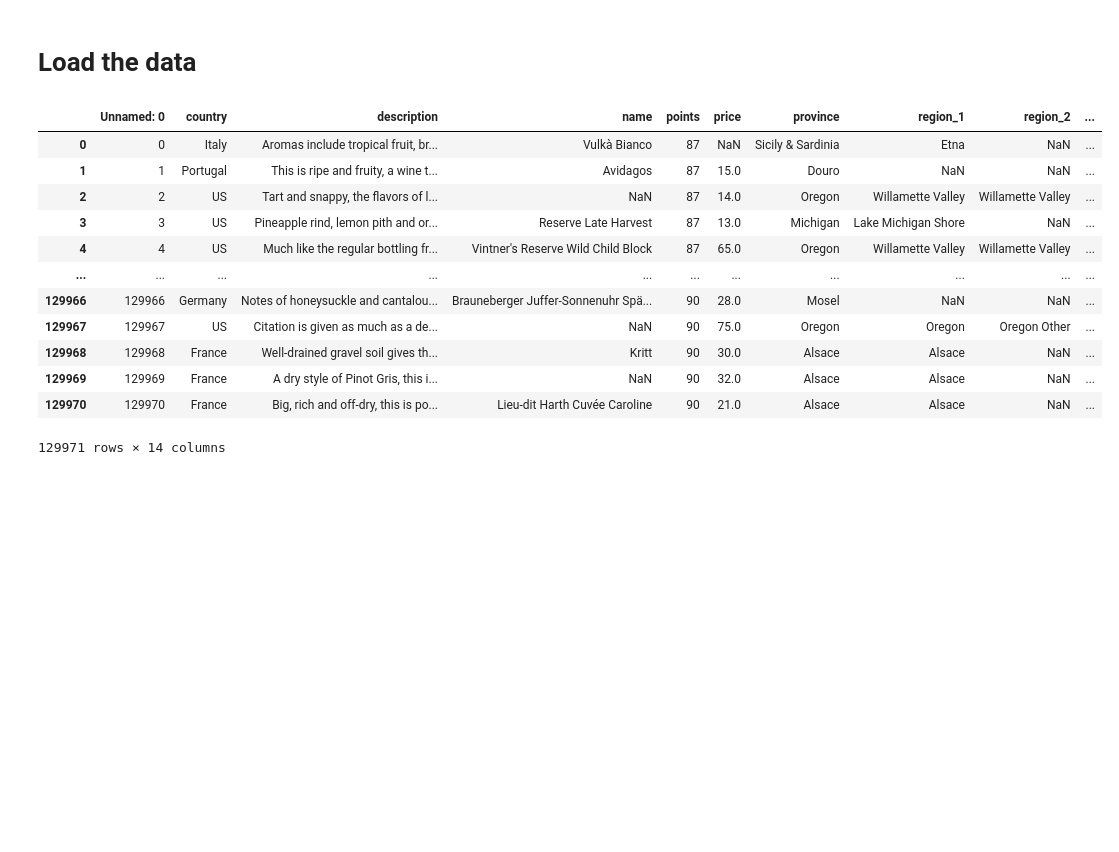
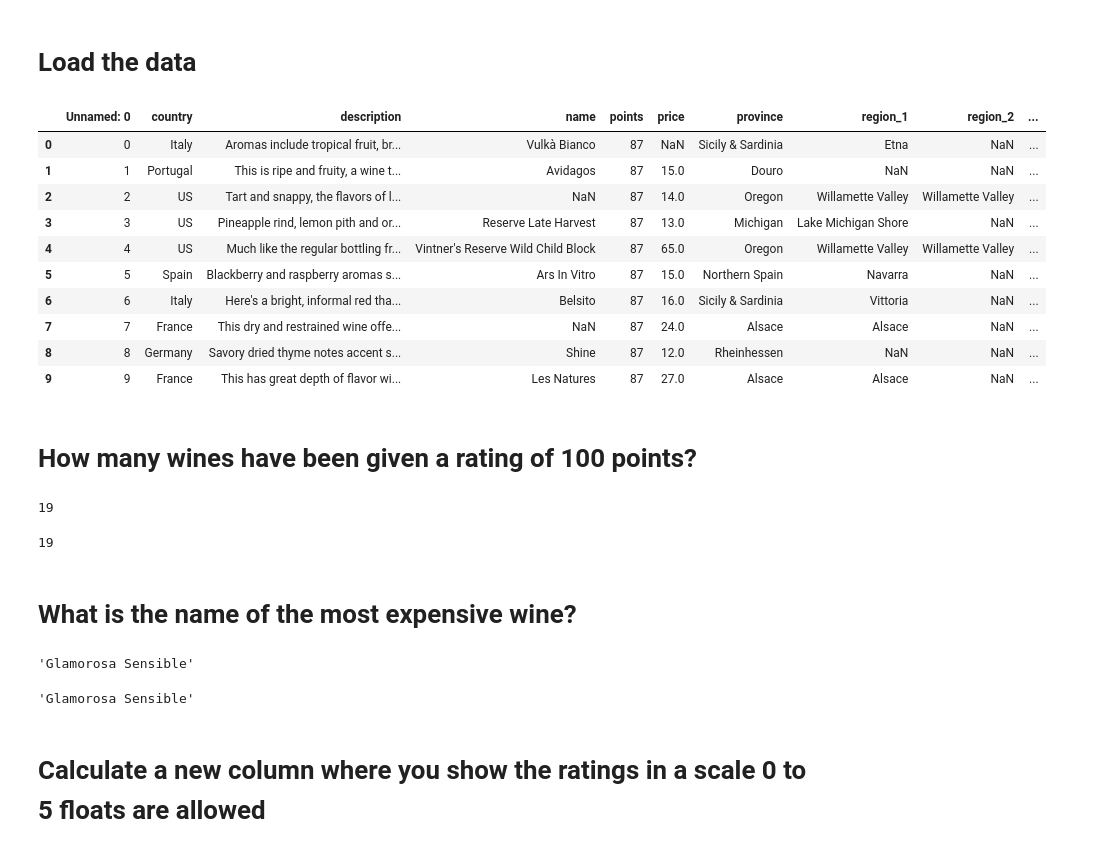
Before and after one commit to martywebdev/jupyter-wine-tasting, a Jupyter notebook: main.ipynb, the cells around one changed output. Drawn from its saved outputs; the diff is of its cells as text; code cells hidden in the pictures; blank space fills up the shorter version.

```diff
--- a/main.ipynb
+++ b/main.ipynb
@@ -3,20 +3,40 @@
 # %%
 import pandas as pd
 
 df = pd.read_csv("data/wines.csv")
 
-df
+df[:10]
 # %% [output]
 |  | Unnamed: 0 | country | description | name | points | price | province | region_1 | region_2 | ... |
 | 0 | 0 | Italy | Aromas include tropical fruit, br... | Vulkà Bianco | 87 | NaN | Sicily & Sardinia | Etna | NaN | ... |
 | 1 | 1 | Portugal | This is ripe and fruity, a wine t... | Avidagos | 87 | 15.0 | Douro | NaN | NaN | ... |
 | 2 | 2 | US | Tart and snappy, the flavors of l... | NaN | 87 | 14.0 | Oregon | Willamette Valley | Willamette Valley | ... |
 | 3 | 3 | US | Pineapple rind, lemon pith and or... | Reserve Late Harvest | 87 | 13.0 | Michigan | Lake Michigan Shore | NaN | ... |
 | 4 | 4 | US | Much like the regular bottling fr... | Vintner's Reserve Wild Child Block | 87 | 65.0 | Oregon | Willamette Valley | Willamette Valley | ... |
-| ... | ... | ... | ... | ... | ... | ... | ... | ... | ... | ... |
-| 129966 | 129966 | Germany | Notes of honeysuckle and cantalou... | Brauneberger Juffer-Sonnenuhr Spä... | 90 | 28.0 | Mosel | NaN | NaN | ... |
-| 129967 | 129967 | US | Citation is given as much as a de... | NaN | 90 | 75.0 | Oregon | Oregon | Oregon Other | ... |
-| 129968 | 129968 | France | Well-drained gravel soil gives th... | Kritt | 90 | 30.0 | Alsace | Alsace | NaN | ... |
-| 129969 | 129969 | France | A dry style of Pinot Gris, this i... | NaN | 90 | 32.0 | Alsace | Alsace | NaN | ... |
-| 129970 | 129970 | France | Big, rich and off-dry, this is po... | Lieu-dit Harth Cuvée Caroline | 90 | 21.0 | Alsace | Alsace | NaN | ... |
+| 5 | 5 | Spain | Blackberry and raspberry aromas s... | Ars In Vitro | 87 | 15.0 | Northern Spain | Navarra | NaN | ... |
+| 6 | 6 | Italy | Here's a bright, informal red tha... | Belsito | 87 | 16.0 | Sicily & Sardinia | Vittoria | NaN | ... |
+| 7 | 7 | France | This dry and restrained wine offe... | NaN | 87 | 24.0 | Alsace | Alsace | NaN | ... |
+| 8 | 8 | Germany | Savory dried thyme notes accent s... | Shine | 87 | 12.0 | Rheinhessen | NaN | NaN | ... |
+| 9 | 9 | France | This has great depth of flavor wi... | Les Natures | 87 | 27.0 | Alsace | Alsace | NaN | ... |
-129971 rows × 14 columns
+# %% [markdown]
+# How many wines have been given a rating of 100 points?
+# %%
+len(df.loc[df['points'] == 100])
+# %% [output]
+19
+# %%
+len(df[df['points'] == 100])
+# %% [output]
+19
+# %% [markdown]
+# What is the name of the most expensive wine?
+# %%
+df['name'][df['price'].idxmax()]
+# %% [output]
+'Glamorosa Sensible'
+# %%
+df.loc[df['price'] == df['price'].max()]['name'].squeeze()
+# %% [output]
+'Glamorosa Sensible'
+# %% [markdown]
+# Calculate a new column where you show the ratings in a scale 0 to 5 floats are allowed
```
Also changed, not shown: parts of 7 cells of this notebook, 1 other file.
